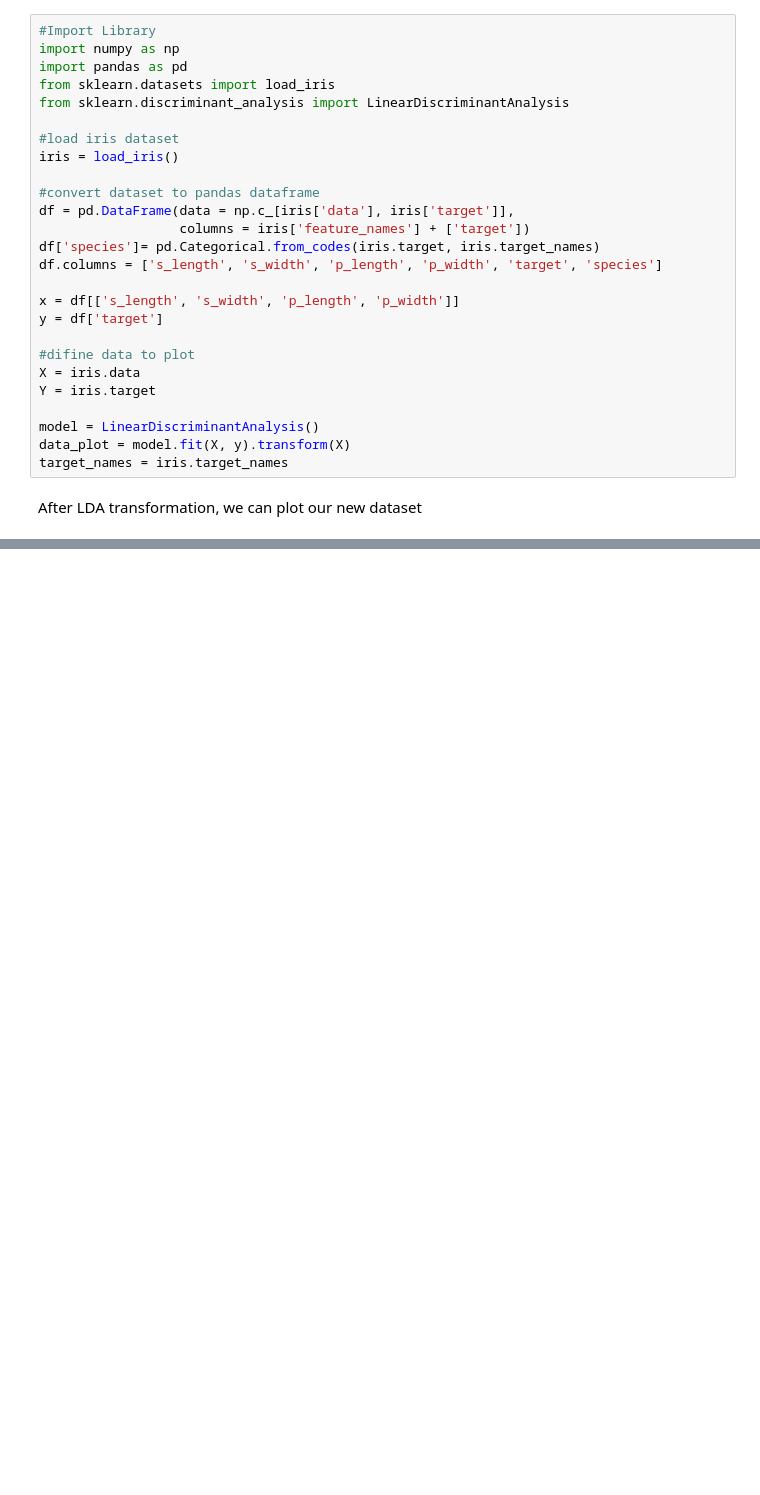
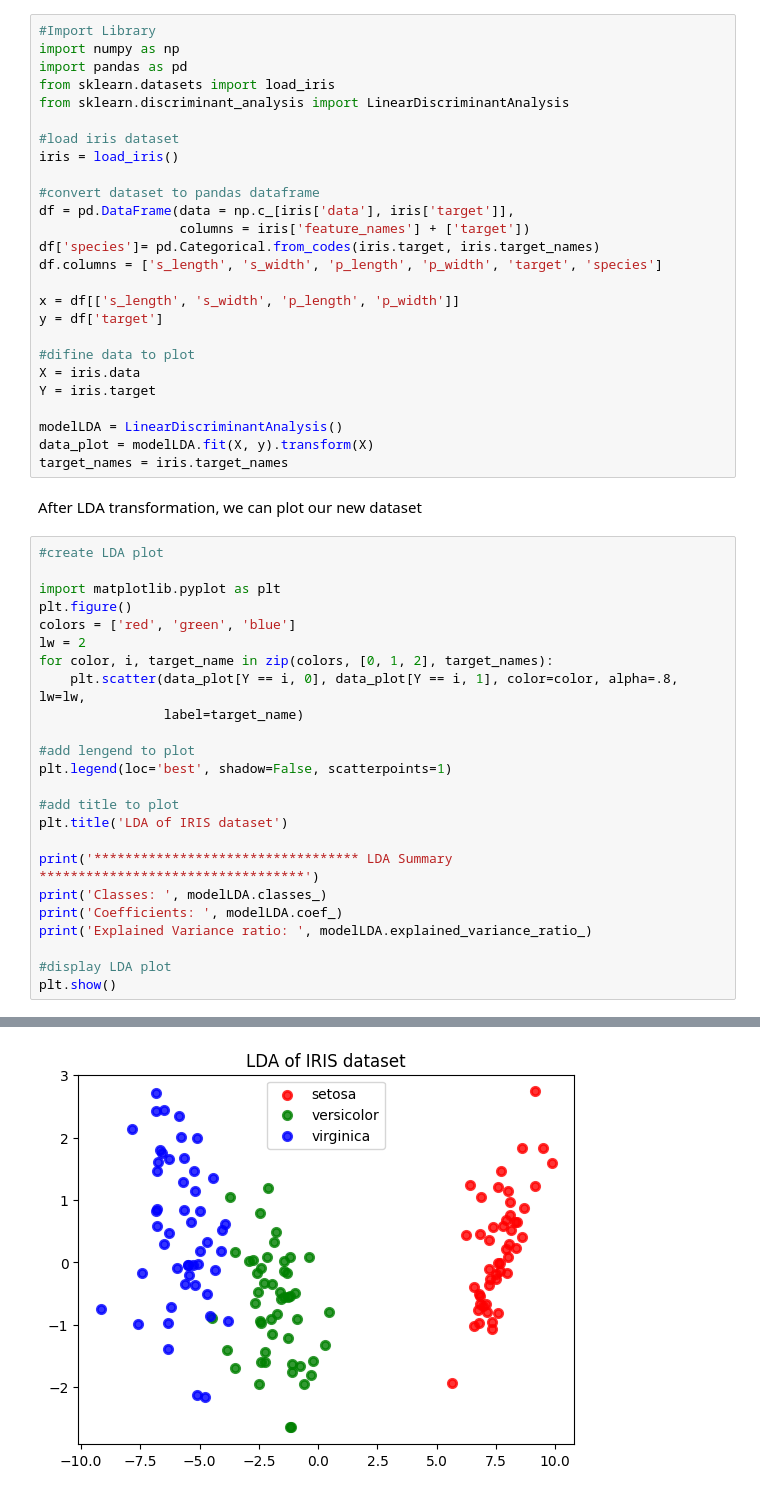
Before and after one commit to thibault-chausson/DS54_TP_data_science, a Jupyter notebook: TP3.ipynb, the cells around one changed output, grey strips where cells are left out. Cells and saved outputs as stored; diff of their text form; blank space fills up the shorter version.

```diff
--- a/TP3.ipynb
+++ b/TP3.ipynb
@@ -326,8 +324,33 @@ y = df['target']
 X = iris.data
 Y = iris.target
 
-model = LinearDiscriminantAnalysis()
-data_plot = model.fit(X, y).transform(X)
+modelLDA = LinearDiscriminantAnalysis()
+data_plot = modelLDA.fit(X, y).transform(X)
 target_names = iris.target_names
 # %% [markdown]
 After LDA transformation, we can plot our new dataset
+# %%
+#create LDA plot
+
+import matplotlib.pyplot as plt
+plt.figure()
+colors = ['red', 'green', 'blue']
+lw = 2
+for color, i, target_name in zip(colors, [0, 1, 2], target_names):
+    plt.scatter(data_plot[Y == i, 0], data_plot[Y == i, 1], color=color, alpha=.8, lw=lw,
+                label=target_name)
+
+#add lengend to plot
+plt.legend(loc='best', shadow=False, scatterpoints=1)
+
+#add title to plot
+plt.title('LDA of IRIS dataset')
+
+print('********************************** LDA Summary **********************************')
+print('Classes: ', modelLDA.classes_)
+print('Coefficients: ', modelLDA.coef_)
+print('Explained Variance ratio: ', modelLDA.explained_variance_ratio_)
+
+#display LDA plot
+plt.show()
+# %% [output]
@@ -333,0 +363 @@ After LDA transformation, we can plot our new dataset
+[figure, added]
```
Also changed, not shown: parts of 4 cells of this notebook, 3 other files.
